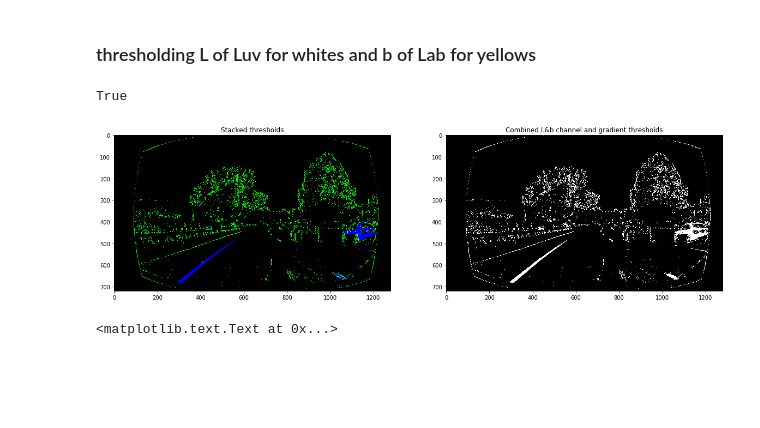
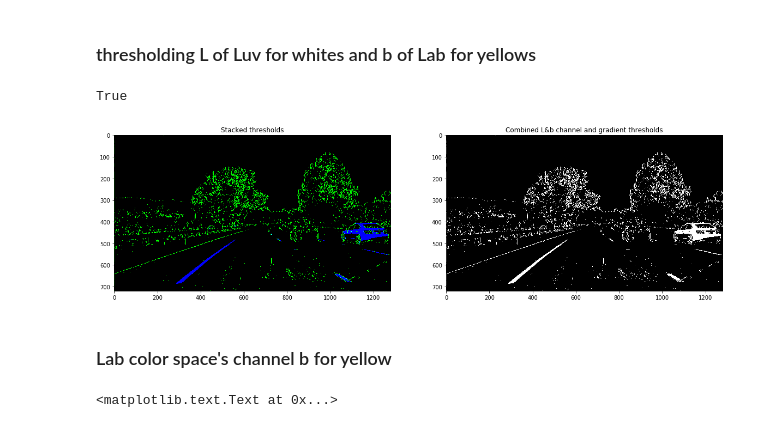
Before and after one commit to mgdreamingstar/CarND-Advanced-Lane-Lines, a Jupyter notebook: Advance-Lane-Lines.ipynb, the cells around one changed output. Drawn from its saved outputs; the diff is of its cells as text; code cells hidden in the pictures; blank space fills up the shorter version.

```diff
--- a/Advance-Lane-Lines.ipynb
+++ b/Advance-Lane-Lines.ipynb
@@ -287,7 +287,8 @@ def hls_binary(hls_image):
     combined_binary[(s_binary == 1) | (sxbinary == 1)] = 1
     return color_binary, combined_binary
 
-color_binary, combined_binary = hls_binary(thresh_image)
+%matplotlib inline
+color_binary, combined_binary = hls_binary(pipeline_thresh_combine)
 # Plotting thresholded images
 f, (ax1, ax2) = plt.subplots(1, 2, figsize=(20,10))
 ax1.set_title('Stacked thresholds')
@@ -333,35 +334,37 @@ def LuvLab_binary(LuvLab_image):
     L_thresh_max = 255
     b_thresh_min = 170
     b_thresh_max = 255
     L_binary = np.zeros_like(L_channel)
     b_binary = np.zeros_like(b_channel)
     all_binary = np.zeros_like(L_channel)
     L_binary[(L_channel >= L_thresh_min) & (L_channel <= L_thresh_max)] = 1
     b_binary[(b_channel >= b_thresh_min) & (b_channel <= b_thresh_max)] = 1
     all_binary[(L_binary == 1) | (b_binary == 1)] = 1
     # Stack each channel to view their individual contributions in green and blue respectively
     # This returns a stack of the two binary images, whose components you can see as different colors
     color_binary = np.dstack(( np.zeros_like(sxbinary), sxbinary, all_binary))
 
     # Combine the two binary thresholds
     combined_binary = np.zeros_like(sxbinary)
     combined_binary[(all_binary == 1) | (sxbinary == 1)] = 1
     return color_binary, combined_binary
 
-color_binary, combined_binary = LuvLab_binary(thresh_image)
+color_binary, combined_binary = LuvLab_binary(pipeline_thresh_combine)
 # Plotting thresholded images
 f, (ax1, ax2) = plt.subplots(1, 2, figsize=(20,10))
 ax1.set_title('Stacked thresholds')
 color_binary = np.uint8(255 * color_binary)
 ax1.imshow(color_binary)
 
 ax2.set_title('Combined L&b channel and gradient thresholds')
 ax2.imshow(combined_binary, cmap='gray')
 combined_binary = np.uint8(255 * combined_binary)
 cv2.imwrite(os.path.abspath(r'.\output_images\combined_Lnb.jpg'), combined_binary)
 # %% [output]
 True
-[figure, old version]
+[figure, new version]
+# %% [markdown]
+### Lab color space's channel b for yellow
 # %%
 f, (ax1, ax2) = plt.subplots(1, 2, figsize=(20,10))
 b_channel = cv2.cvtColor(pipeline_thresh_combine, cv2.COLOR_BGR2Lab)[:,:,2]
```
Also changed, not shown: parts of 20 cells of this notebook, 7 other files.
